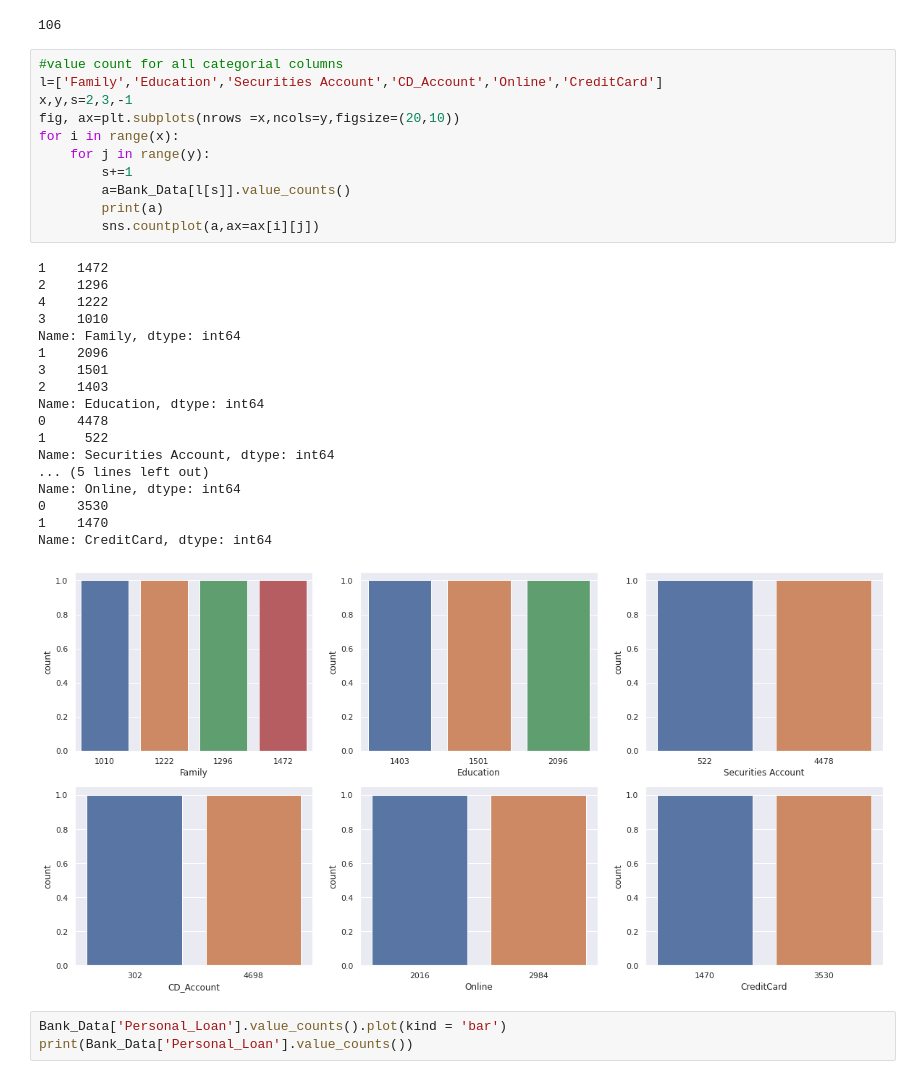
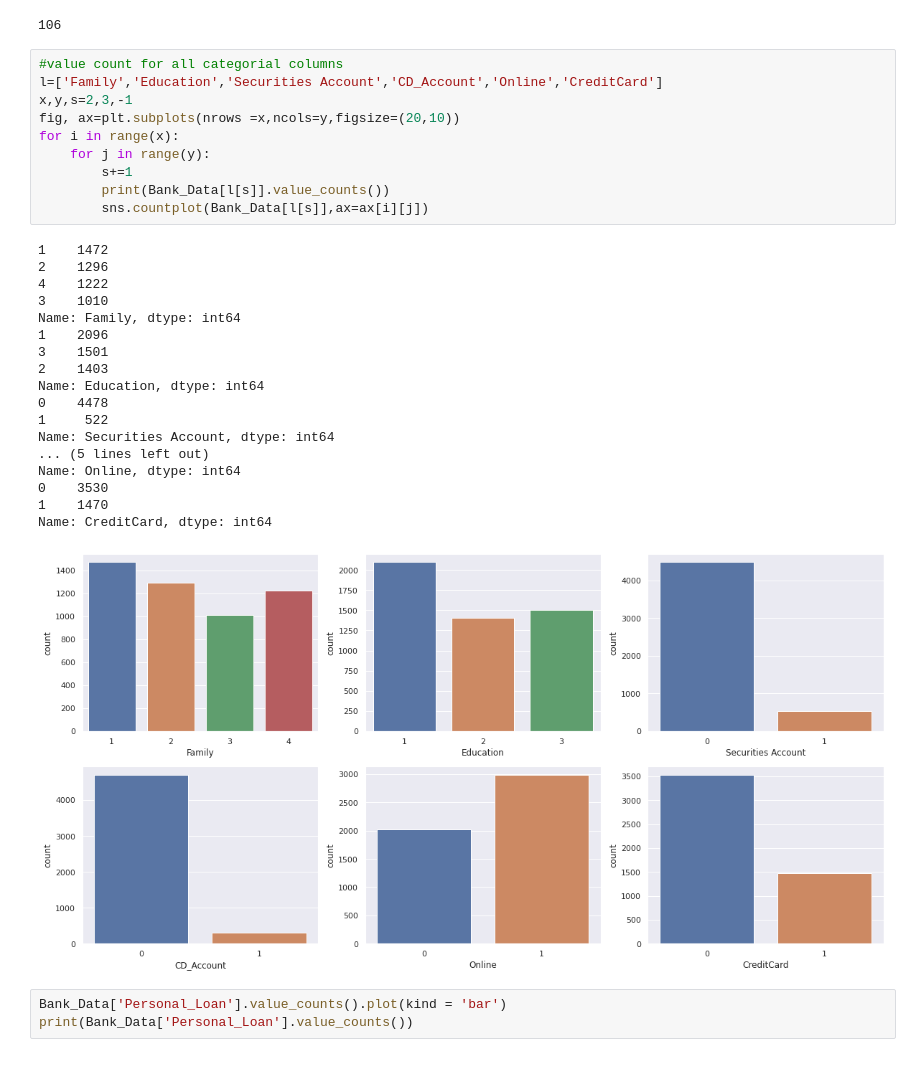
Before and after one commit to graviteja28/Bank_problem, a Jupyter notebook: My_Bank_Loan_problem.ipynb, the cells around one changed output. Saved outputs shown, nothing was run; the diff lists cells and outputs as text.

```diff
--- a/My_Bank_Loan_problem.ipynb
+++ b/My_Bank_Loan_problem.ipynb
@@ -272,33 +272,32 @@ Bank_Data=Bank_Data.drop('ZIP_Code',axis=1)
 # %%
 #value count for all categorial columns
 l=['Family','Education','Securities Account','CD_Account','Online','CreditCard']
 x,y,s=2,3,-1
 fig, ax=plt.subplots(nrows =x,ncols=y,figsize=(20,10))
 for i in range(x):
     for j in range(y):
         s+=1
-        a=Bank_Data[l[s]].value_counts()
-        print(a)
-        sns.countplot(a,ax=ax[i][j])
+        print(Bank_Data[l[s]].value_counts())
+        sns.countplot(Bank_Data[l[s]],ax=ax[i][j])
 # %% [output]
 1    1472
 2    1296
 4    1222
 3    1010
 Name: Family, dtype: int64
 1    2096
 3    1501
 2    1403
 Name: Education, dtype: int64
 0    4478
 1     522
 Name: Securities Account, dtype: int64
 ... (5 lines left out)
 Name: Online, dtype: int64
 0    3530
 1    1470
 Name: CreditCard, dtype: int64
-[figure, old version]
+[figure, new version]
 # %%
 Bank_Data['Personal_Loan'].value_counts().plot(kind = 'bar')
 print(Bank_Data['Personal_Loan'].value_counts())
```
Also changed, not shown: parts of 45 cells of this notebook.
